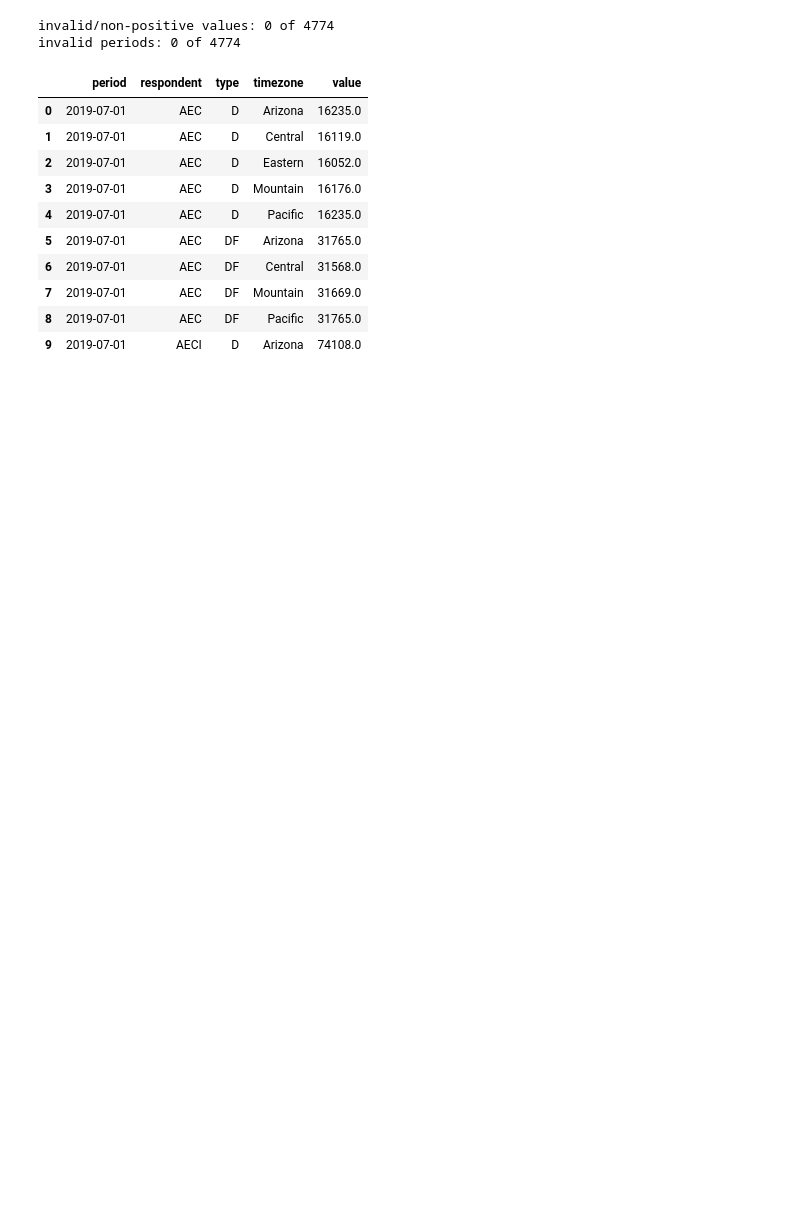
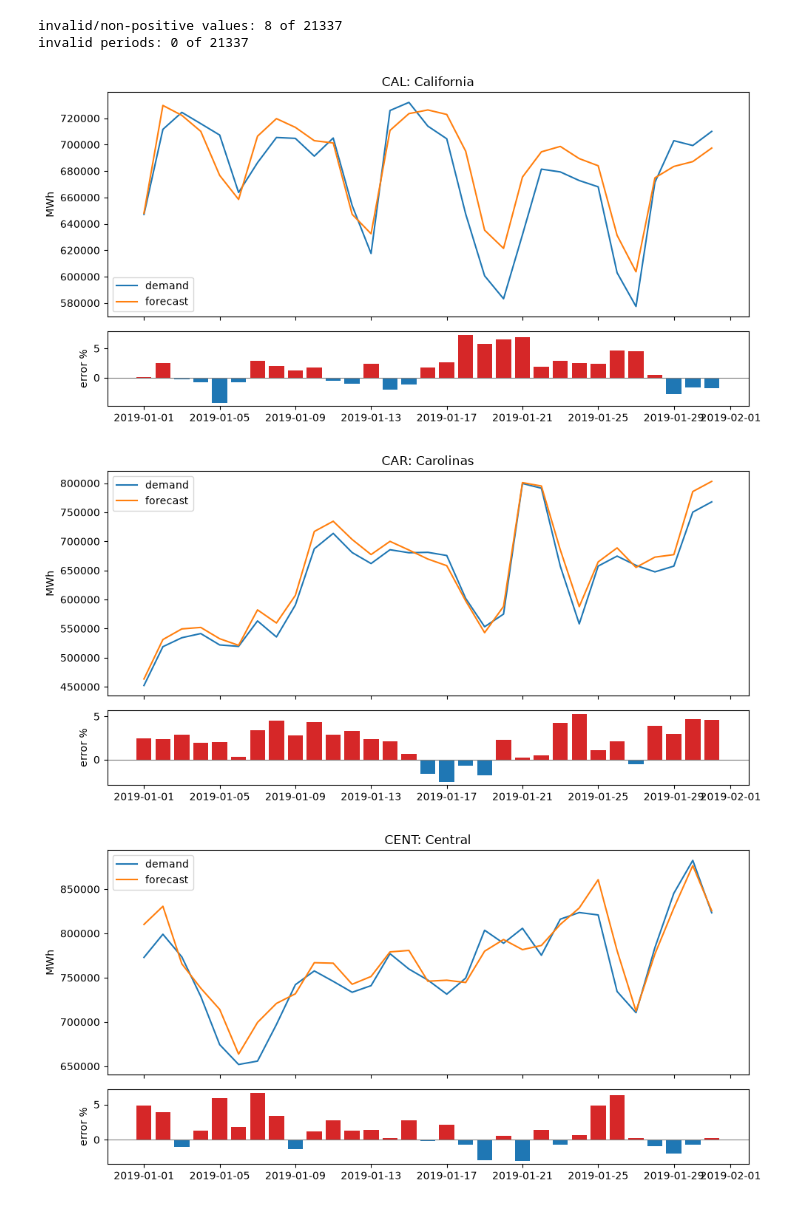
Before and after one commit to kolin-newby/energy-forcast-error, a Jupyter notebook: notebooks/explore_eia.ipynb, the cells around one changed output. Cells and saved outputs as stored; diff of their text form; code cells hidden in the pictures; blank space fills up the shorter version.

```diff
--- a/notebooks/explore_eia.ipynb
+++ b/notebooks/explore_eia.ipynb
@@ -1,21 +1,62 @@
 # %%
+import matplotlib.pyplot as plt
+from pathlib import Path
+
 from src.clean import cleanEiaData
 from src.fetch_eia import fetchEiaData
 
-df, respondents = cleanEiaData(fetchEiaData())
 
-df.head(10)
+def plot_region(g, region, name=None, saveFig=False):
+
+    fig, (ax_top, ax_err) = plt.subplots(
+        2, 1, figsize=(10, 5), sharex=True, height_ratios=[3, 1]
+    )
+
+    ax_top.plot(g["period"], g["demand"], label="demand")
+    ax_top.plot(g["period"], g["forecast"], label="forecast")
+    ax_top.set_ylabel("MWh")
+    ax_top.set_title(f"{region}: {name}" if name else region)
+    ax_top.legend()
+
+    err = g["forecast-error-pct"]
+    ax_err.bar(g["period"], err, width=0.8,
+               color=["tab:red" if e > 0 else "tab:blue" for e in err])
+    ax_err.axhline(0, color="gray", lw=0.8)
+    ax_err.set_ylabel("error %")
+
+    fig.tight_layout()
+
+    if saveFig:
+        out = Path("reports/figures")
+        out.mkdir(parents=True, exist_ok=True)
+
+        fig.savefig(out / f"{region}_forecast_error.png", dpi=150, bbox_inches="tight")
+
+    return fig
+
+
+REGIONS = {"CAL", "CAR", "CENT", "FLA", "MIDA", "MIDW", "NE", "NY", "NW", "SE", "SW", "TEN", "TEX"}
+
+df, respondents = cleanEiaData(fetchEiaData(start="2019-01-01", end="2019-01-31"))
+
+df = df[df["timezone"] == "Mountain"]
+df["level"] = df["respondent"].map(lambda r: "us48" if r == "US48" else "region" if r in REGIONS else "ba")
+df = df[df["level"] == "region"]
+
+wide = (
+    df.pivot(index=["period", "respondent"], columns="type", values="value")
+      .rename(columns={"D": "demand", "DF": "forecast"})
+      .reset_index()
+)
+wide.columns.name = None
+
+wide["forecast-error-pct"] = ((wide["forecast"] - wide["demand"]) / wide["demand"]) * 100
+
+for region, g in wide.groupby("respondent"):
+    plot_region(g, region, respondents[region], True)
 # %% [output]
-invalid/non-positive values: 0 of 4774
-invalid periods: 0 of 4774
+invalid/non-positive values: 8 of 21337
+invalid periods: 0 of 21337
-|  | period | respondent | type | timezone | value |
-| 0 | 2019-07-01 | AEC | D | Arizona | 16235.0 |
-| 1 | 2019-07-01 | AEC | D | Central | 16119.0 |
-| 2 | 2019-07-01 | AEC | D | Eastern | 16052.0 |
-| 3 | 2019-07-01 | AEC | D | Mountain | 16176.0 |
-| 4 | 2019-07-01 | AEC | D | Pacific | 16235.0 |
-| 5 | 2019-07-01 | AEC | DF | Arizona | 31765.0 |
-| 6 | 2019-07-01 | AEC | DF | Central | 31568.0 |
-| 7 | 2019-07-01 | AEC | DF | Mountain | 31669.0 |
-| 8 | 2019-07-01 | AEC | DF | Pacific | 31765.0 |
-| 9 | 2019-07-01 | AECI | D | Arizona | 74108.0 |
+[figure, added]
+[figure, added]
+[figure, added]
```
Also changed, not shown: parts of 1 cell of this notebook.
